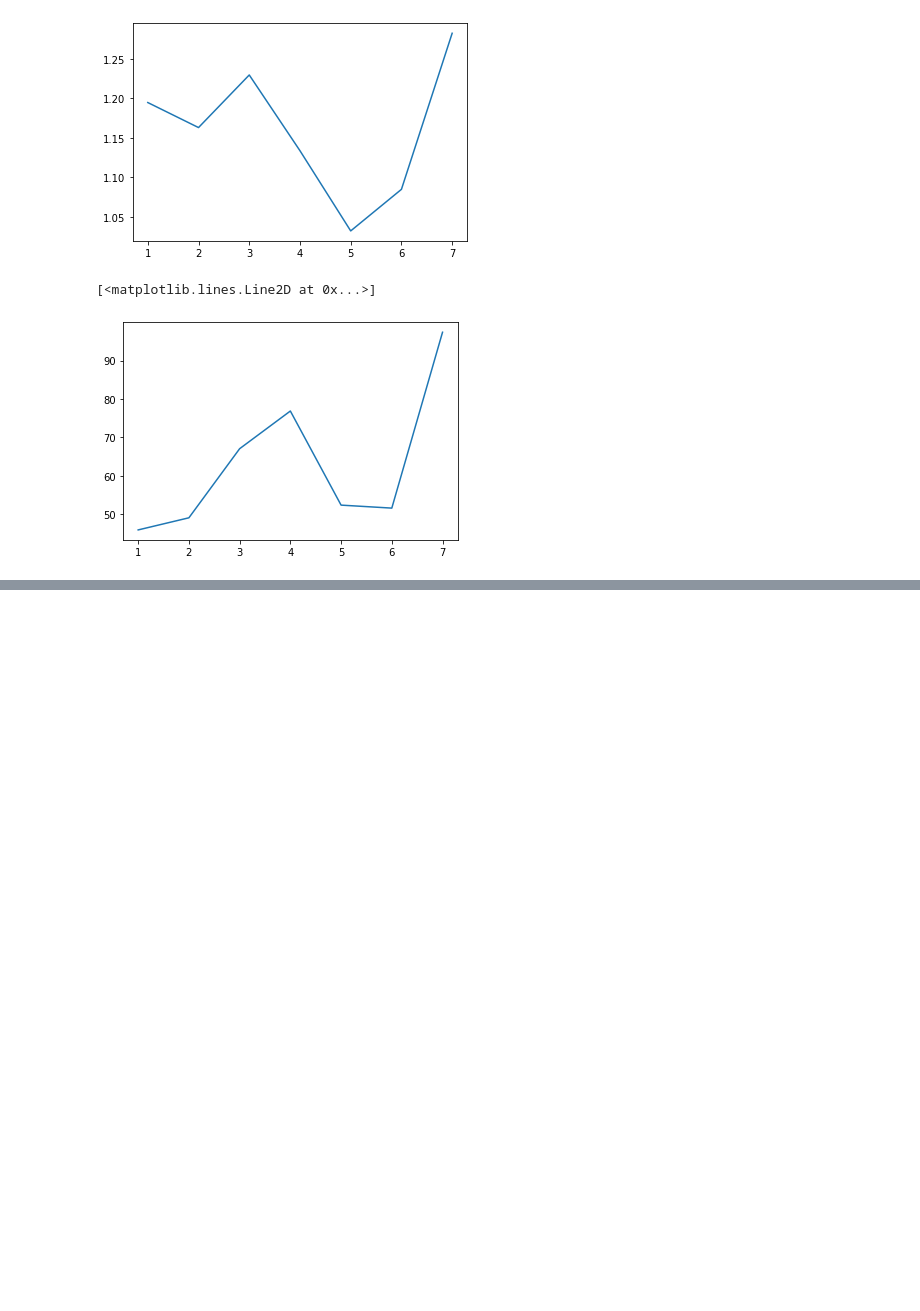
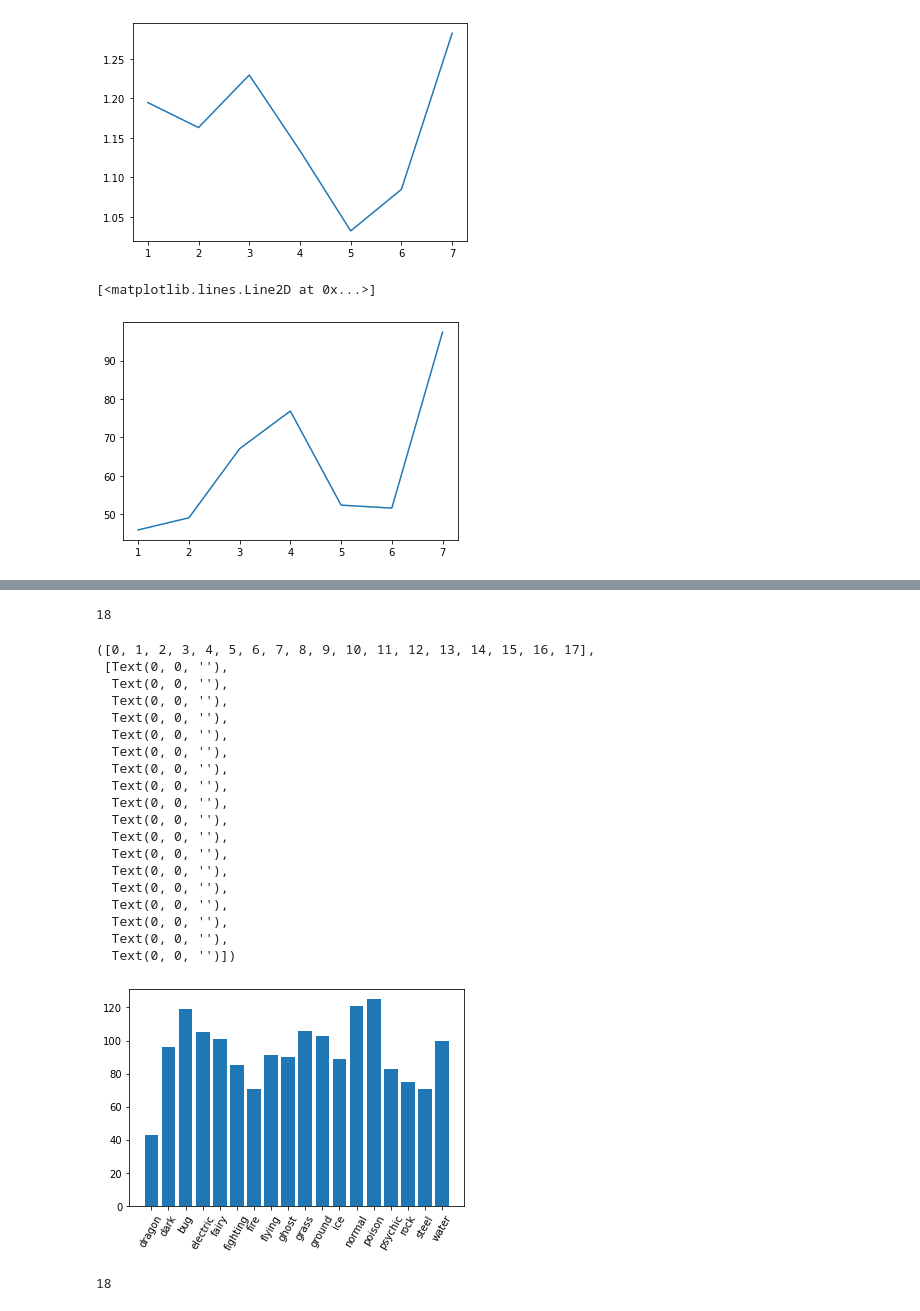
Before and after one commit to j-hendricks/Pokemon-Analysis, a Jupyter notebook: jupyter_notebook/Cleaning_Data.ipynb, the cells around one changed output, grey strips where cells are left out. Saved outputs shown, nothing was run; the diff lists cells and outputs as text; code cells hidden in the pictures; blank space fills up the shorter version.

```diff
--- a/jupyter_notebook/Cleaning_Data.ipynb
+++ b/jupyter_notebook/Cleaning_Data.ipynb
@@ -1177,0 +1389,19 @@ plt.plot(generation_means.index, generation_means['weight_kg'])
+# %%
+cpt_rt = [dragon['capture_rate'].mean(),
+dark['capture_rate'].mean(),
+bug['capture_rate'].mean(),
+electric['capture_rate'].mean(),
+fairy['capture_rate'].mean(),
+fighting['capture_rate'].mean(),
+fire['capture_rate'].mean(),
+flying['capture_rate'].mean(),
+ghost['capture_rate'].mean(),
+grass['capture_rate'].mean(),
+ground['capture_rate'].mean(),
+ice['capture_rate'].mean(),
+normal['capture_rate'].mean(),
+poison['capture_rate'].mean(),
+psychic['capture_rate'].mean(),
+rock['capture_rate'].mean(),
+steel['capture_rate'].mean(),
+water['capture_rate'].mean()]
@@ -1177,0 +1429,5 @@ plt.plot(generation_means.index, generation_means['weight_kg'])
+# %%
+for r in cpt_rt:
+    index = cpt_rt.index(r)
+    cpt_rt[index] = int(round(r,0))
+cpt_rt
@@ -1177,0 +1453,36 @@ plt.plot(generation_means.index, generation_means['weight_kg'])
+# %%
+len(cpt_rt)
+# %% [output]
+18
+# %%
+reordered_types = types
+reordered_types[0] = 'dragon'
+reordered_types[2] = 'bug'
+plt.bar(reordered_types, cpt_rt)
+plt.xticks(rotation = 60)
+# plt.ylim(60,130)
+# %% [output]
+([0, 1, 2, 3, 4, 5, 6, 7, 8, 9, 10, 11, 12, 13, 14, 15, 16, 17],
+ [Text(0, 0, ''),
+  Text(0, 0, ''),
+  Text(0, 0, ''),
+  Text(0, 0, ''),
+  Text(0, 0, ''),
+  Text(0, 0, ''),
+  Text(0, 0, ''),
+  Text(0, 0, ''),
+  Text(0, 0, ''),
+  Text(0, 0, ''),
+  Text(0, 0, ''),
+  Text(0, 0, ''),
+  Text(0, 0, ''),
+  Text(0, 0, ''),
+  Text(0, 0, ''),
+  Text(0, 0, ''),
+  Text(0, 0, ''),
+  Text(0, 0, '')])
+[figure, added]
+# %%
+len(reordered_types)
+# %% [output]
+18
```
Also changed, not shown: parts of 47 cells of this notebook.
